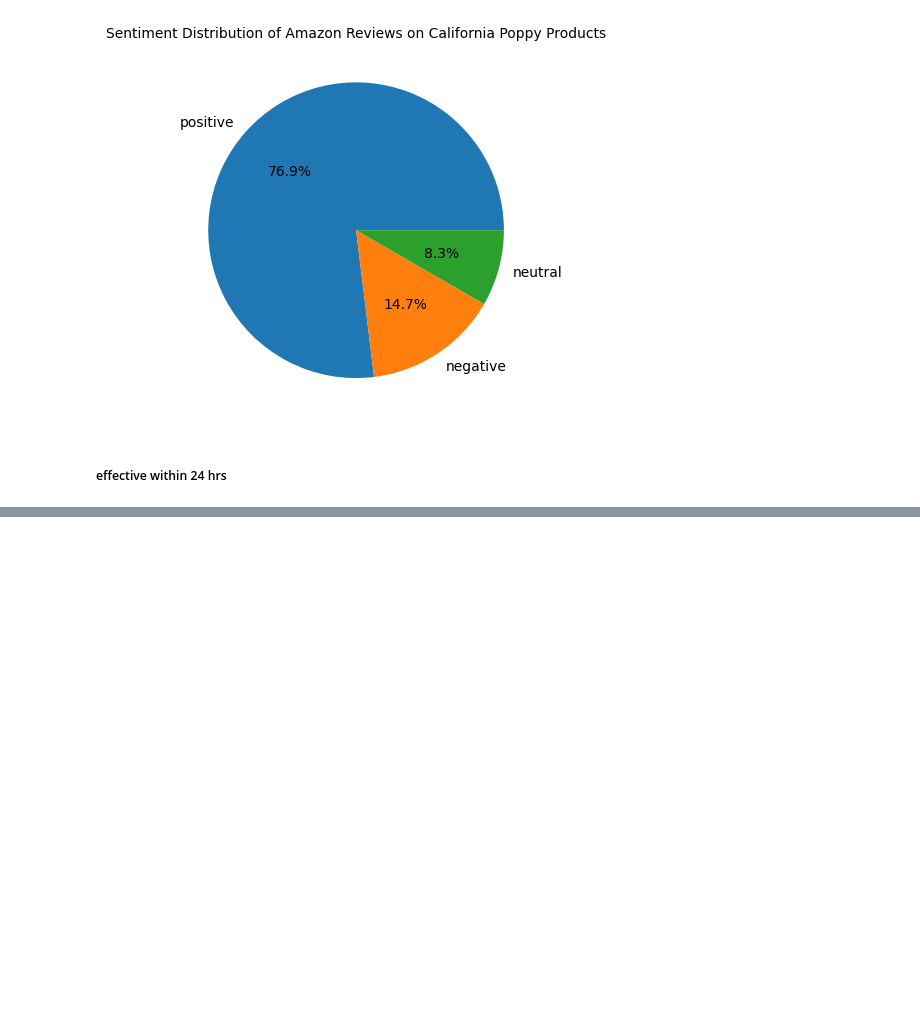
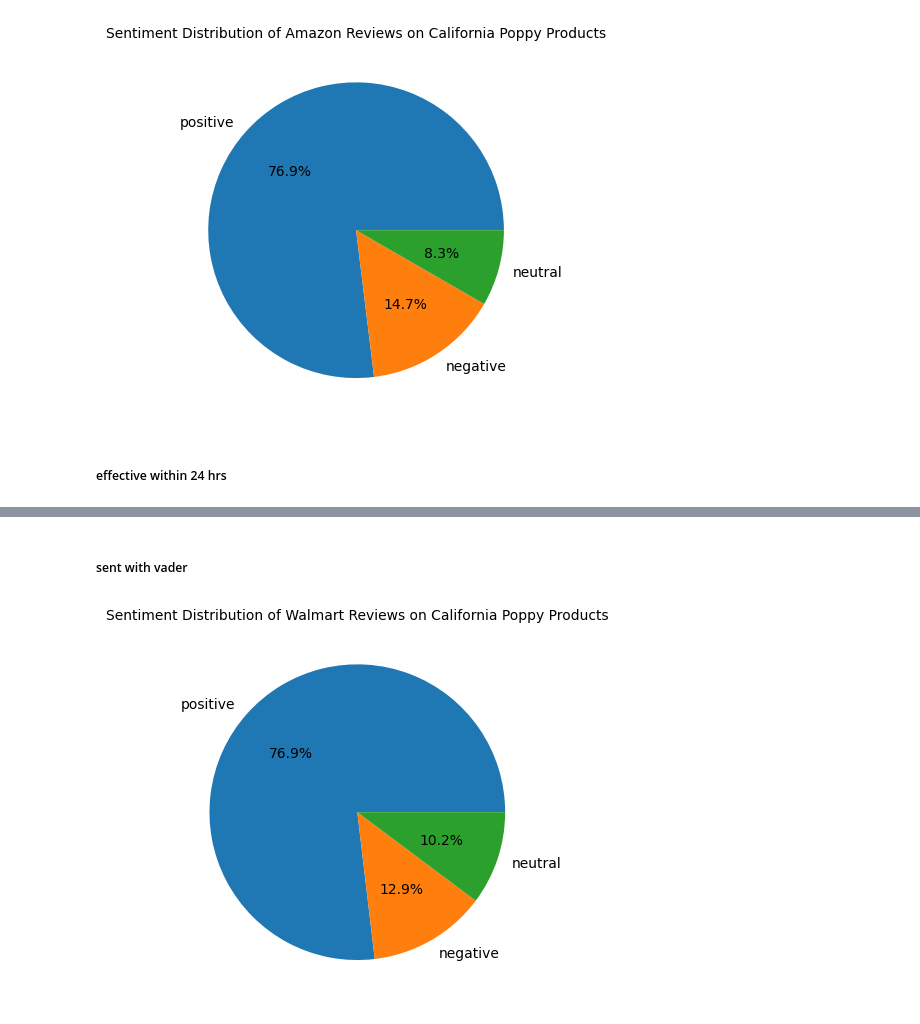
Before and after one commit to TLI2958/scrapfly-scrapers, a Jupyter notebook: etsy-scraper/results/read_res.ipynb, the cells around one changed output, grey strips where cells are left out. Saved outputs shown, nothing was run; the diff lists cells and outputs as text; code cells hidden in the pictures; blank space fills up the shorter version.

Commit message:
update Walmart

```diff
--- a/etsy-scraper/results/read_res.ipynb
+++ b/etsy-scraper/results/read_res.ipynb
@@ -335,0 +498,5 @@ fig.write_html('effectiveness_mentioned.html',)
+# %%
+file = pd.read_csv('Walmart_reviews_California_poppy.csv')
+file.head()
+# file = file[file.brand == 'Pacific Herbs']
+# file.to_excel('Amazon_reviews.xlsx', index_label='asin')
@@ -335,0 +510,23 @@ fig.write_html('effectiveness_mentioned.html',)
+# %% [markdown]
+##### sent with vader
+# %%
+from vaderSentiment.vaderSentiment import SentimentIntensityAnalyzer
+file = file.dropna(subset = 'review_text').drop_duplicates(subset='review_text').reset_index(drop = True)
+analyzer = SentimentIntensityAnalyzer()
+vs = [analyzer.polarity_scores(sentence) for sentence in file['review_text']]
+
+file[list(vs[0].keys())] = [[v[k] for k in vs[0].keys()] for v in vs]
+file['sentiment'] = file.compound.apply(lambda x: 'positive' if x >= 0.05 else ('negative' if x <= -0.05 else 'neutral'))
+
+file.to_csv('Walmart_reviews_w_sentiment.csv', mode='a', index=False, header=True)
+file.to_excel('Walmart_reviews_w_sentiment.xlsx', index = False)
+# %%
+import matplotlib.pyplot as plt
+fig, ax = plt.subplots()
+
+file.sentiment.value_counts().plot(kind='pie', autopct='%1.1f%%', ax=ax,)
+ax.set_ylabel('')
+ax.set_title('Sentiment Distribution of Walmart Reviews on California Poppy Products', size = 10)
+fig.savefig('sentiment_distribution.png', dpi = 300)
+# %% [output]
+[figure, added]
```
Also changed, not shown: parts of 17 cells of this notebook, 10 other files.
